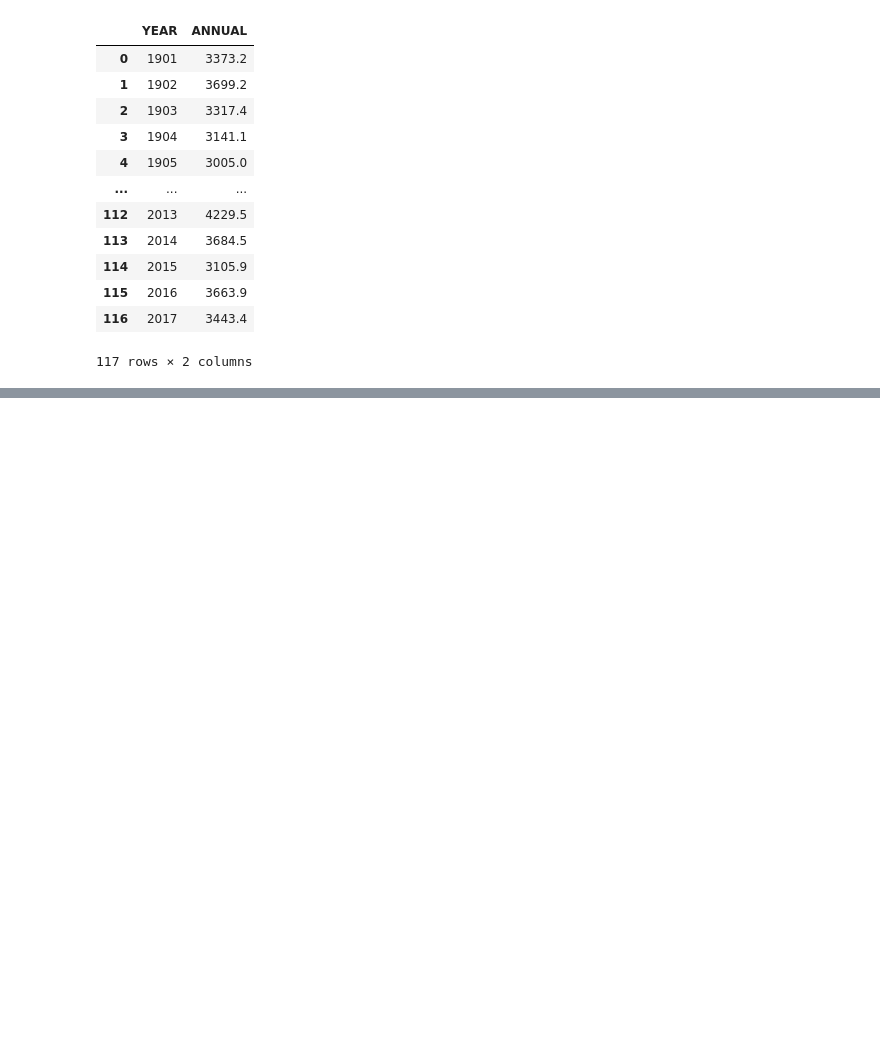
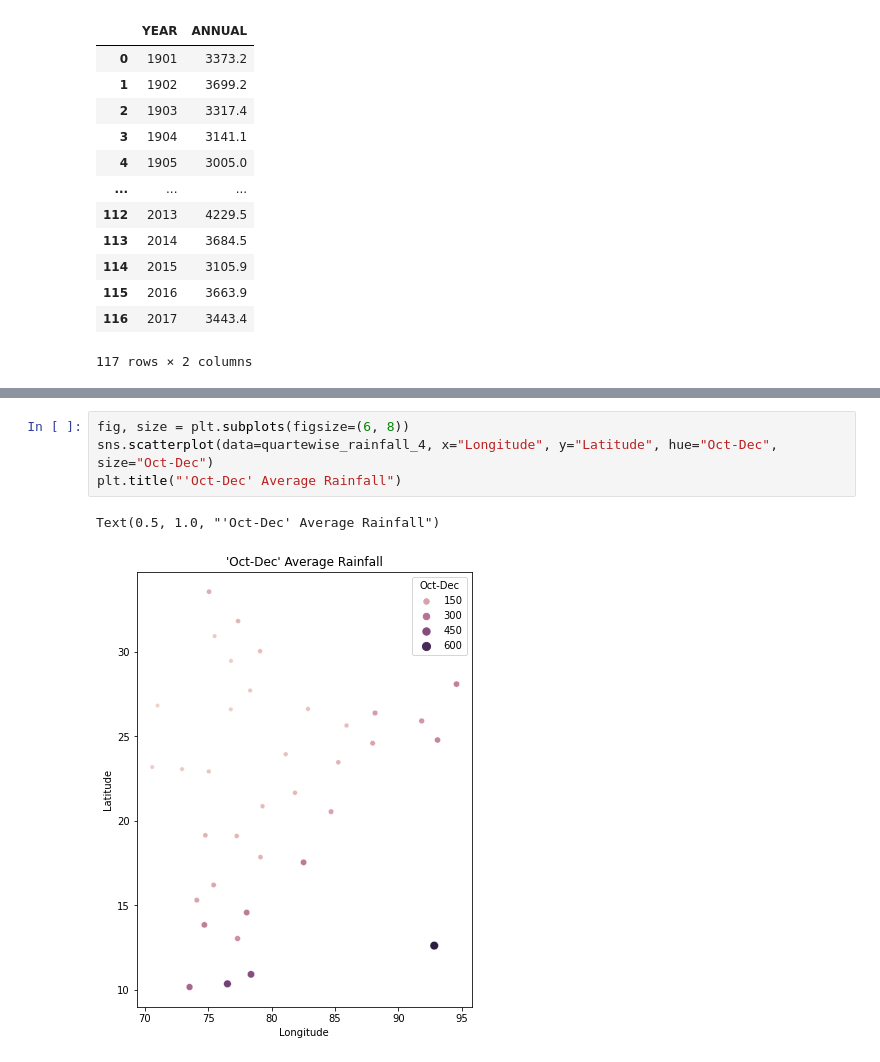
Before and after one commit to sammed97/Data-Analysis, a Jupyter notebook: Data_Analysis_Rainfall_in_India.ipynb, the cells around one changed output, grey strips where cells are left out. Drawn from its saved outputs; the diff is of its cells as text; blank space fills up the shorter version.

```diff
--- a/Data_Analysis_Rainfall_in_India.ipynb
+++ b/Data_Analysis_Rainfall_in_India.ipynb
@@ -255,0 +359,7 @@ quartewise_rainfall
+# %%
+fig, size = plt.subplots(figsize=(6, 8))
+sns.scatterplot(data=quartewise_rainfall_4, x="Longitude", y="Latitude", hue="Oct-Dec", size="Oct-Dec")
+plt.title("'Oct-Dec' Average Rainfall")
+# %% [output]
+Text(0.5, 1.0, "'Oct-Dec' Average Rainfall")
+[figure, added]
```
Also changed, not shown: parts of 12 cells of this notebook.
